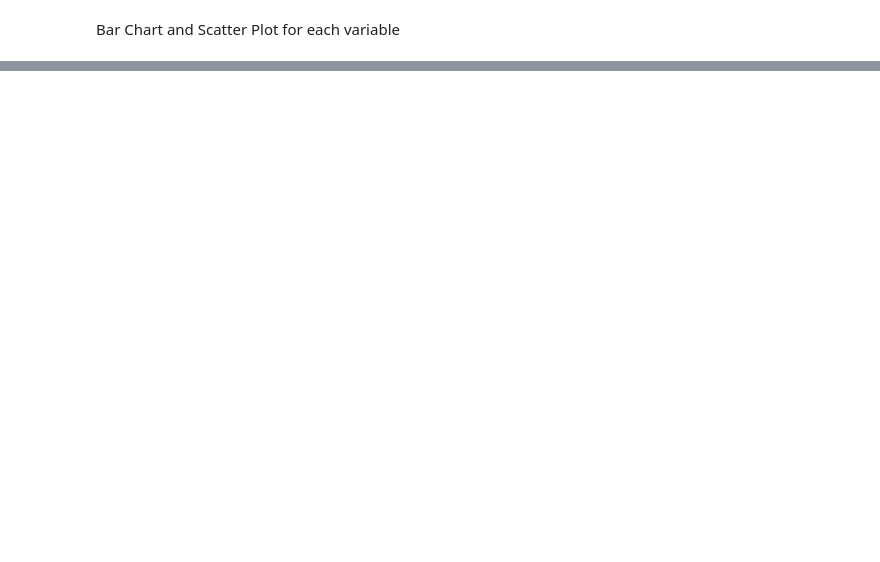
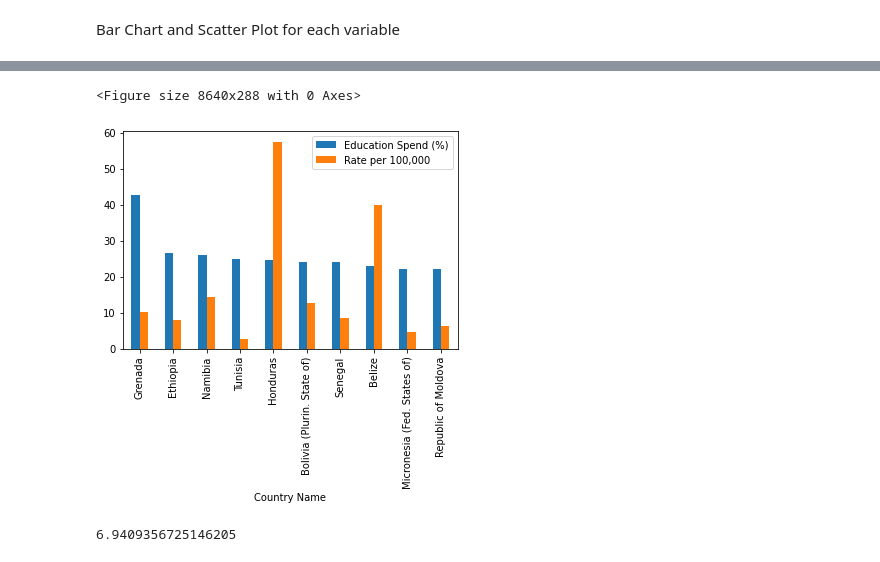
Before and after one commit to ZKeller22/UCI-Project-1-Group-6, a Jupyter notebook: project_main.ipynb, the cells around one changed output, grey strips where cells are left out. Drawn from its saved outputs; the diff is of its cells as text; code cells hidden in the pictures; blank space fills up the shorter version.

```diff
--- a/project_main.ipynb
+++ b/project_main.ipynb
@@ -362,0 +23,4 @@ public_education_rnd_gdp.to_csv('data_source/merge_data/public_education_rnd_gdp
+# %%
+merge2 = pd.read_csv("data_source/merge_data/public_education_crime.csv")
+public_education_crime = pd.DataFrame(merge2)
+public_education_crime.head()
@@ -631,0 +113,22 @@ plt.show()
+# %%
+#Bar and Scatter Chart for Education Expense v Homicide Rates.
+
+#Eliminate data prior to 2010
+public_education_crime_clean = public_education_crime.loc[(public_education_crime["Year"]>2009)]
+#Find the mean for Public Education Expense and homicide and create merged dataframe
+public_education_homicide_clean = public_education_crime_clean.loc[(public_education_crime_clean['Source Data']=='Homicide (%)')].dropna()
+education_expense_homicide_mean = public_education_homicide_clean.groupby('Country Name').mean()['Education Spend (%)']
+homicide_mean = public_education_homicide_clean.groupby('Country Name').mean()['Rate per 100,000']
+education_expense_homicide_df = pd.merge(education_expense_homicide_mean, homicide_mean, on='Country Name')
+education_expense_homicide_df = education_expense_homicide_df.nlargest(10,"Education Spend (%)")
+
+#Create Bar Chart
+plt.figure(figsize = (120,4))
+education_expense_homicide_df.plot.bar()
+plt.show()
+
+public_education_homicide_clean['Rate per 100,000'].mean()
+# %% [output]
+<Figure size 8640x288 with 0 Axes>
+[figure, added]
+6.9409356725146205
```
Also changed, not shown: parts of 69 cells of this notebook.
